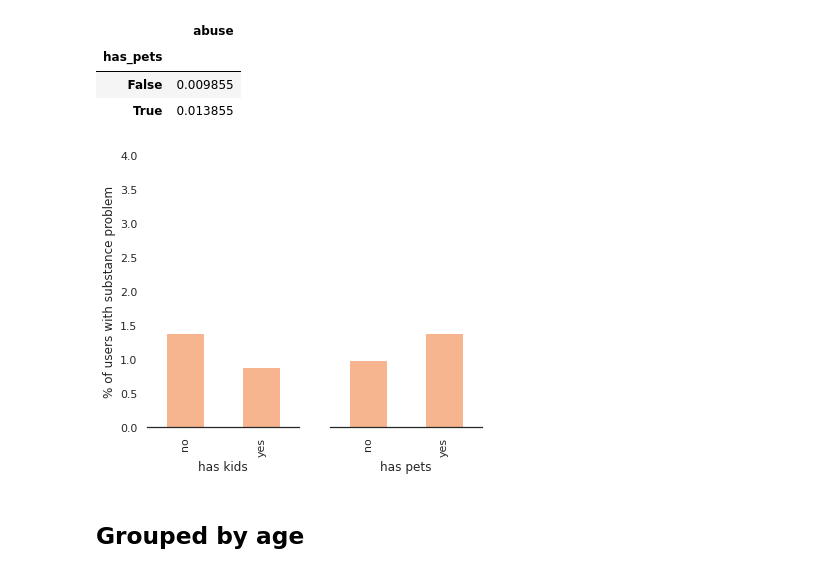
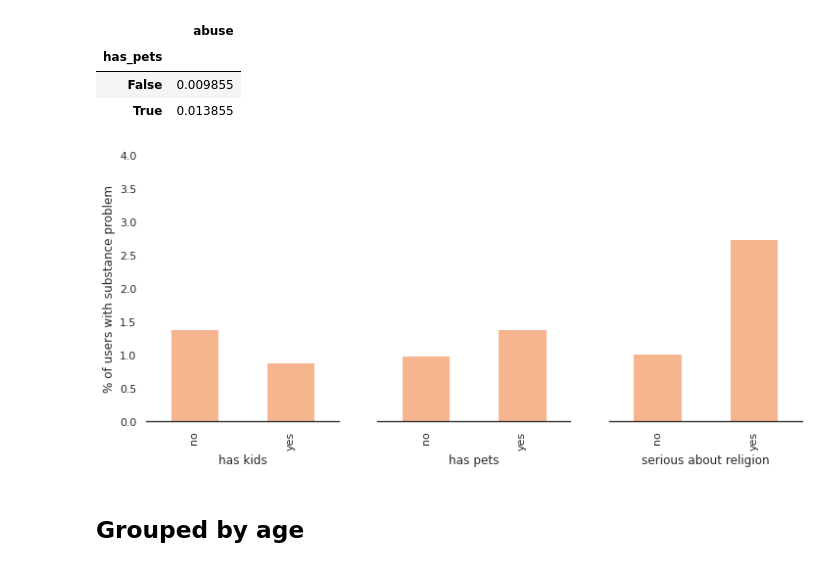
Before and after one commit to brunoarine/substance-problem-study, a Jupyter notebook: notebooks/project.ipynb, the cells around one changed output. Drawn from its saved outputs; the diff is of its cells as text; code cells hidden in the pictures.

```diff
--- a/notebooks/project.ipynb
+++ b/notebooks/project.ipynb
@@ -201,27 +229,36 @@ pets
 | has_pets |  |
 | False | 0.009855 |
 | True | 0.013855 |
+# %%
+religious = df_dummy[df_dummy['age'] >= 40].groupby("religious")["abuse"].mean().to_frame()
 # %%
 kids_plot = kids.rename(index={0: "no", 1: "yes"}).rename_axis("has kids")*100
 pets_plot = pets.rename(index={False: "no", True: "yes"}).rename_axis("has pets")*100
+religious_plot = religious.rename(index={False: "no", True: "yes"}).rename_axis("serious about religion")*100
 # %%
-fig, axarr = plt.subplots(1, 2, figsize=(6, 5))
+fig, axarr = plt.subplots(1, 3, figsize=(12, 5))
 axarr[0].set_ylabel("% of users with substance problem")
 
 axarr[0].set_ylim([0, 4])
 axarr[1].set_ylim([0, 4])
+axarr[2].set_ylim([0, 4])
 
 kids_plot.plot.bar( ax=axarr[0] )
 pets_plot.plot.bar( ax=axarr[1] )
+religious_plot.plot.bar( ax=axarr[2] )
 
 axarr[1].yaxis.set_visible(False)
+axarr[2].yaxis.set_visible(False)
+
 axarr[0].legend().set_visible(False)
 axarr[1].legend().set_visible(False)
+axarr[2].legend().set_visible(False)
+
 sns.despine(left=True)
 
 plt.show()
 # %% [output]
-[figure, old version]
+[figure, new version]
 # %% [markdown]
 ## Grouped by age
 # %%
```
Also changed, not shown: parts of 23 cells of this notebook.
